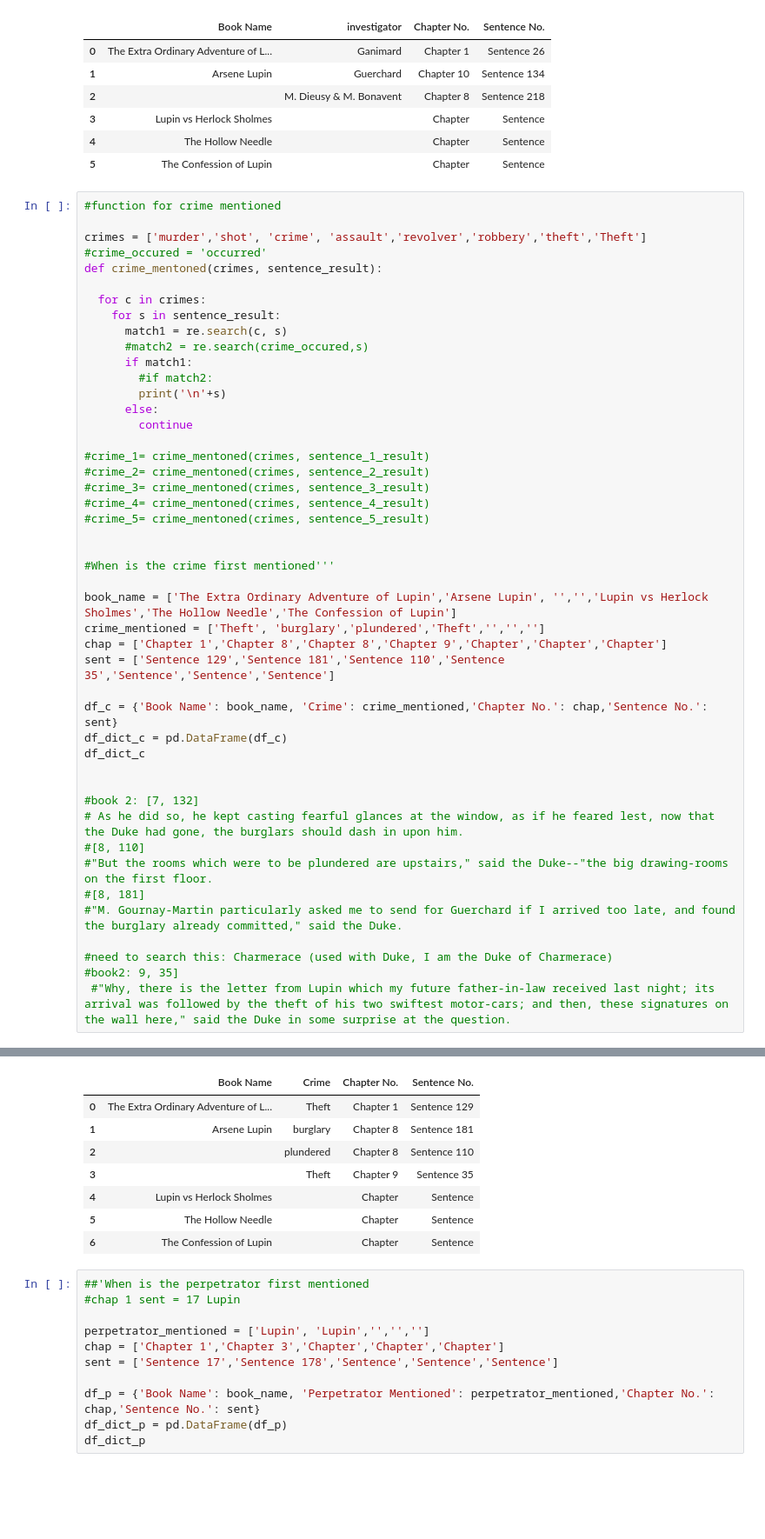
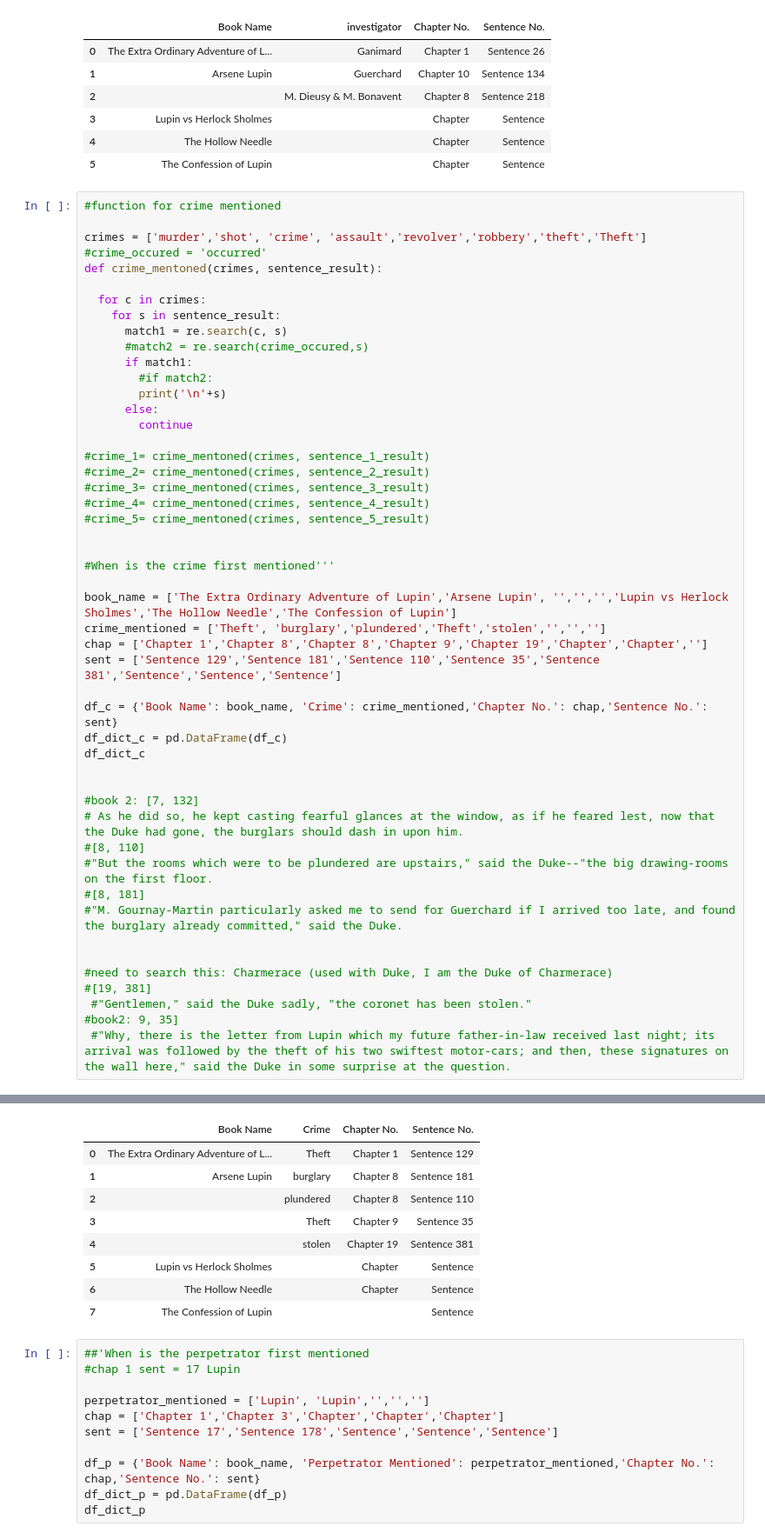
Before and after one commit to prachi1294/599-Team-1, a Jupyter notebook: Project_1.ipynb, the cells around one changed output, grey strips where cells are left out. Shown at 87% size. Saved outputs shown, nothing was run; the diff lists cells and outputs as text; blank space fills up the shorter version.

```diff
--- a/Project_1.ipynb
+++ b/Project_1.ipynb
@@ -345,40 +345,44 @@ def crime_mentoned(crimes, sentence_result):
 #crime_3= crime_mentoned(crimes, sentence_3_result)
 #crime_4= crime_mentoned(crimes, sentence_4_result)
 #crime_5= crime_mentoned(crimes, sentence_5_result)
 
 
 #When is the crime first mentioned'''
 
-book_name = ['The Extra Ordinary Adventure of Lupin','Arsene Lupin', '','','Lupin vs Herlock Sholmes','The Hollow Needle','The Confession of Lupin']
-crime_mentioned = ['Theft', 'burglary','plundered','Theft','','','']
-chap = ['Chapter 1','Chapter 8','Chapter 8','Chapter 9','Chapter','Chapter','Chapter']
-sent = ['Sentence 129','Sentence 181','Sentence 110','Sentence 35','Sentence','Sentence','Sentence']
+book_name = ['The Extra Ordinary Adventure of Lupin','Arsene Lupin', '','','','Lupin vs Herlock Sholmes','The Hollow Needle','The Confession of Lupin']
+crime_mentioned = ['Theft', 'burglary','plundered','Theft','stolen','','','']
+chap = ['Chapter 1','Chapter 8','Chapter 8','Chapter 9','Chapter 19','Chapter','Chapter','']
+sent = ['Sentence 129','Sentence 181','Sentence 110','Sentence 35','Sentence 381','Sentence','Sentence','Sentence']
 
 df_c = {'Book Name': book_name, 'Crime': crime_mentioned,'Chapter No.': chap,'Sentence No.': sent}
 df_dict_c = pd.DataFrame(df_c)
 df_dict_c
 
 
 #book 2: [7, 132]
 # As he did so, he kept casting fearful glances at the window, as if he feared lest, now that the Duke had gone, the burglars should dash in upon him.
 #[8, 110]
 #"But the rooms which were to be plundered are upstairs," said the Duke--"the big drawing-rooms on the first floor.
 #[8, 181]
 #"M. Gournay-Martin particularly asked me to send for Guerchard if I arrived too late, and found the burglary already committed," said the Duke.
 
+
 #need to search this: Charmerace (used with Duke, I am the Duke of Charmerace)
+#[19, 381]
+ #"Gentlemen," said the Duke sadly, "the coronet has been stolen."
 #book2: 9, 35]
  #"Why, there is the letter from Lupin which my future father-in-law received last night; its arrival was followed by the theft of his two swiftest motor-cars; and then, these signatures on the wall here," said the Duke in some surprise at the question.
 # %% [output]
 [interactive output not drawn]
 |  | Book Name | Crime | Chapter No. | Sentence No. |
 | 0 | The Extra Ordinary Adventure of L... | Theft | Chapter 1 | Sentence 129 |
 | 1 | Arsene Lupin | burglary | Chapter 8 | Sentence 181 |
 | 2 |  | plundered | Chapter 8 | Sentence 110 |
 | 3 |  | Theft | Chapter 9 | Sentence 35 |
-| 4 | Lupin vs Herlock Sholmes |  | Chapter | Sentence |
-| 5 | The Hollow Needle |  | Chapter | Sentence |
-| 6 | The Confession of Lupin |  | Chapter | Sentence |
+| 4 |  | stolen | Chapter 19 | Sentence 381 |
+| 5 | Lupin vs Herlock Sholmes |  | Chapter | Sentence |
+| 6 | The Hollow Needle |  | Chapter | Sentence |
+| 7 | The Confession of Lupin |  |  | Sentence |
 # %%
 ##'When is the perpetrator first mentioned
 #chap 1 sent = 17 Lupin
```
Also changed, not shown: parts of 2 cells of this notebook.
